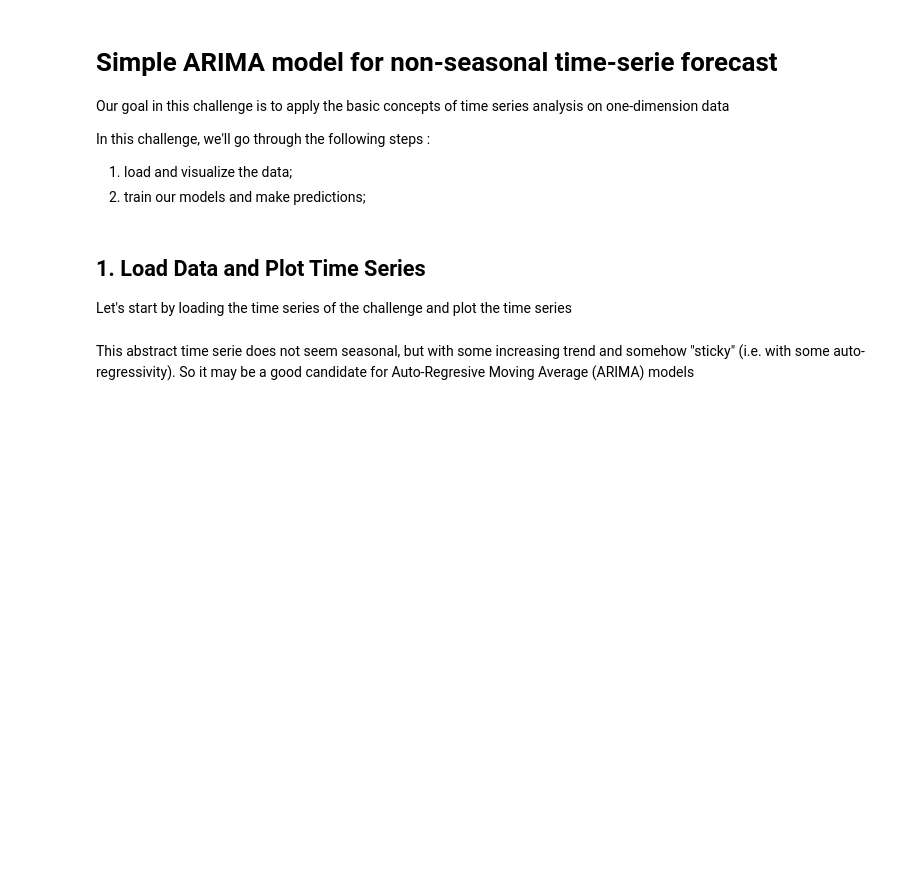
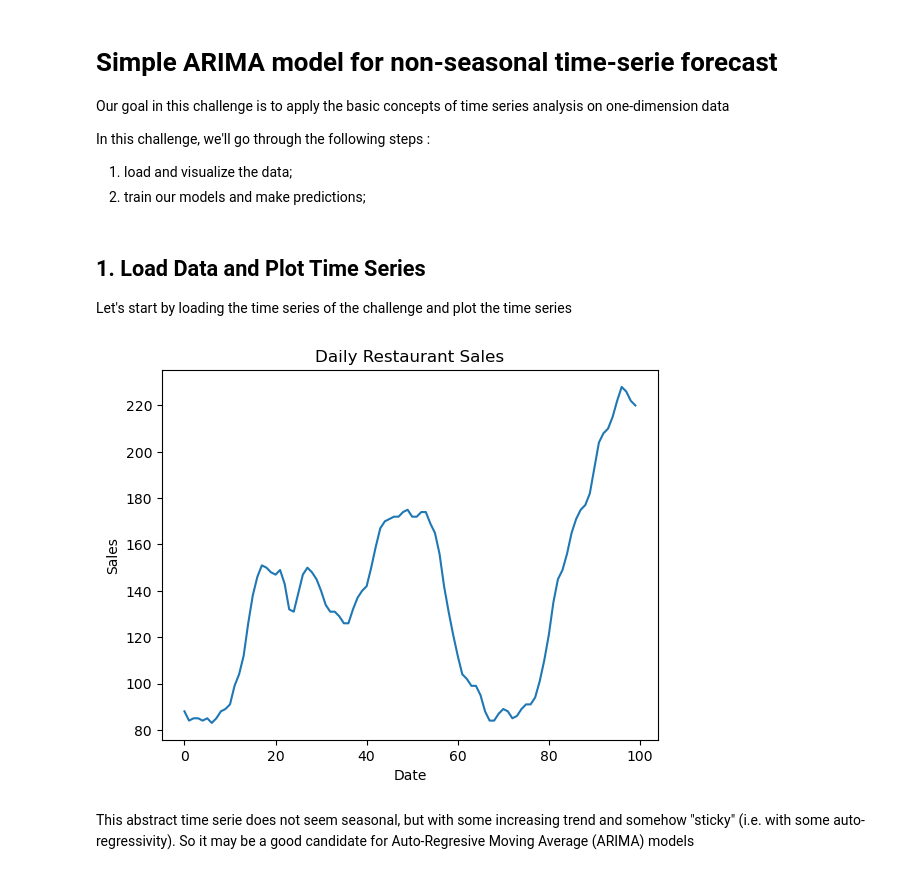
Before and after one commit to LakhbirSin/Modele_Arima, a Jupyter notebook: arima.ipynb, the cells around one changed output. Cells and saved outputs as stored; diff of their text form; code cells hidden in the pictures; blank space fills up the shorter version.

```diff
--- a/arima.ipynb
+++ b/arima.ipynb
@@ -19,6 +19,15 @@ from statsmodels.graphics.tsaplots import plot_acf, plot_pacf
 # %%
 path = "data/daily_restaurant_sales.csv"
 data = pd.read_csv(path)
+# %%
+# plot time series
+plt.plot(data.index, data['x'])
+plt.title('Daily Restaurant Sales')
+plt.xlabel('Date')
+plt.ylabel('Sales')
+plt.show()
+# %% [output]
+[figure, added]
 # %% [markdown]
 This abstract time serie does not seem seasonal, but with some increasing trend and somehow "sticky" (i.e. with some auto-regressivity). So it may be a good candidate for Auto-Regresive Moving Average (ARIMA) models
 # %% [markdown]
```
Also changed, not shown: parts of 4 cells of this notebook.
